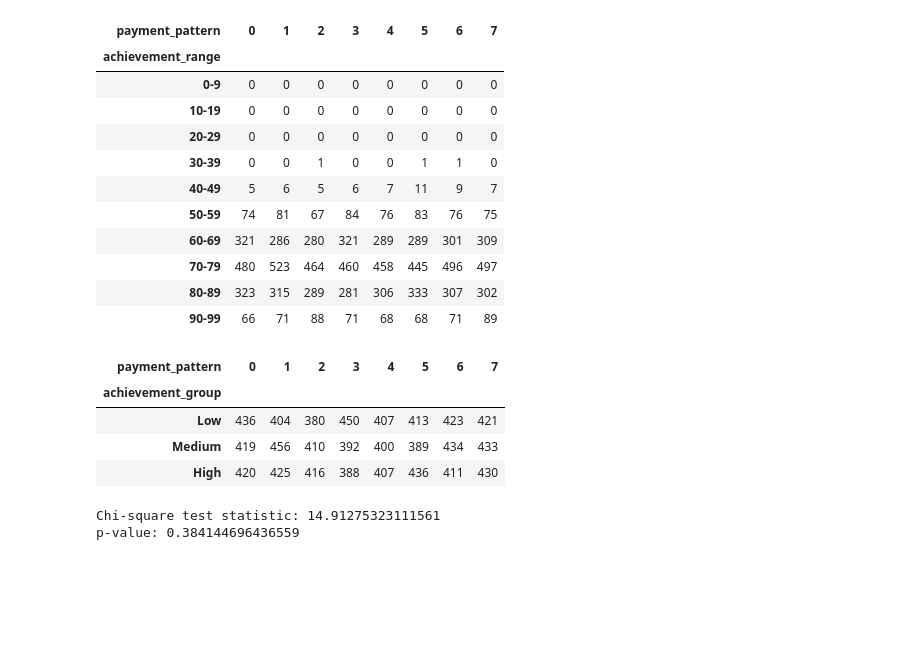
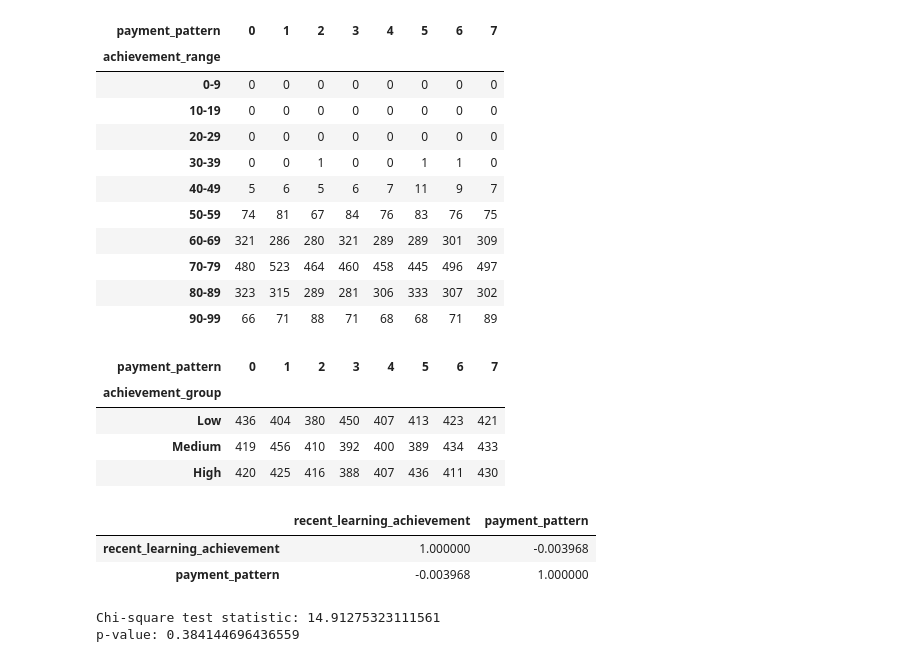
Before and after one commit to soogyoungKim/wassup3, a Jupyter notebook: 05_Data_Analysis/DA_Mini_Project.ipynb, the cells around one changed output. Cells and saved outputs as stored; diff of their text form; code cells hidden in the pictures; blank space fills up the shorter version.

```diff
--- a/05_Data_Analysis/DA_Mini_Project.ipynb
+++ b/05_Data_Analysis/DA_Mini_Project.ipynb
@@ -227,0 +230,7 @@ payment_pattern_distribution
+# %%
+corr_user_data = user_data[['recent_learning_achievement', 'payment_pattern']].corr()
+corr_user_data
+# %% [output]
+|  | recent_learning_achievement | payment_pattern |
+| recent_learning_achievement | 1.000000 | -0.003968 |
+| payment_pattern | -0.003968 | 1.000000 |
```
Also changed, not shown: parts of 6 cells of this notebook, 5 other files.
